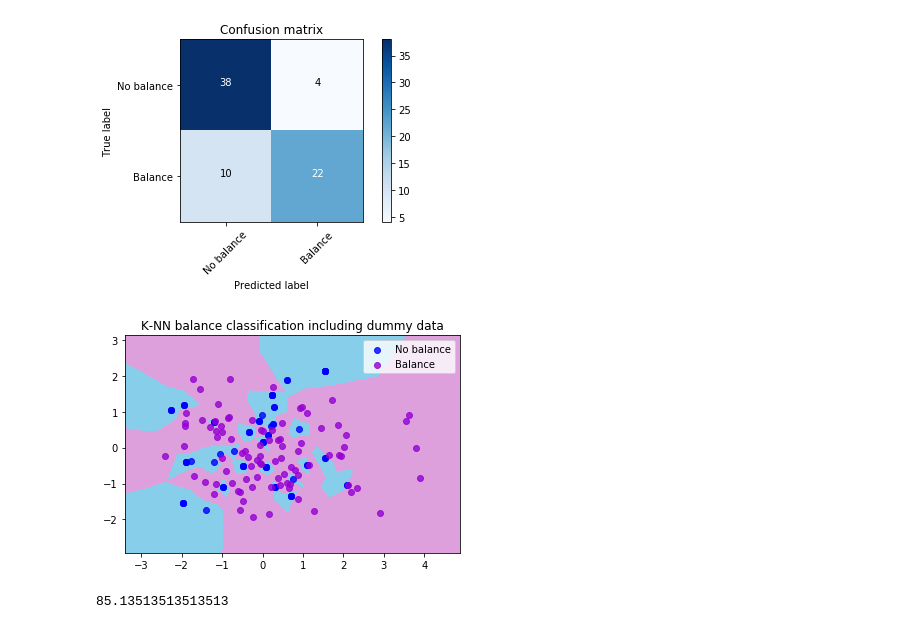
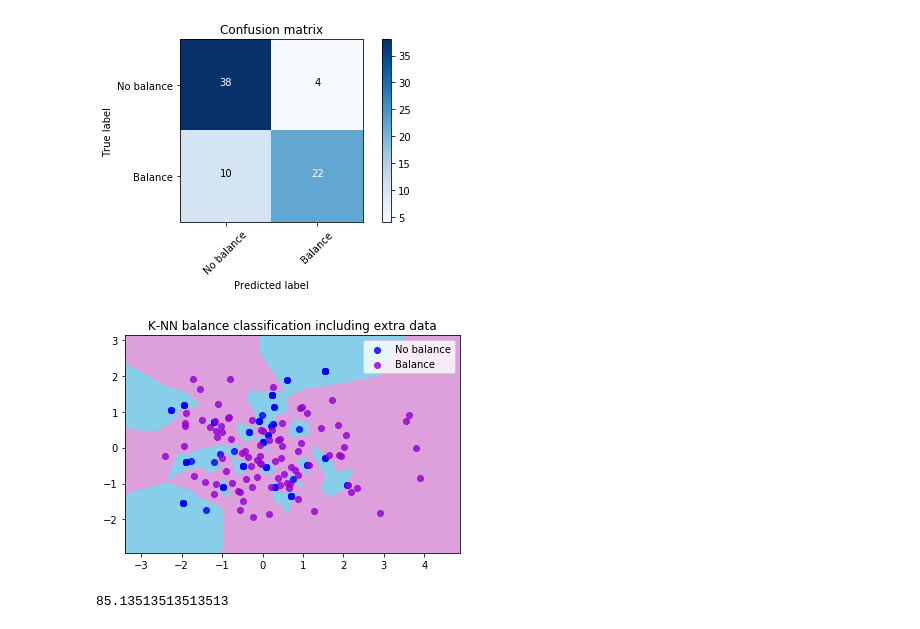
Before and after one commit to VivienvV/fallrisk, a Jupyter notebook: Machine_learning/K-NN_balance.ipynb, the cells around one changed output. Drawn from its saved outputs; the diff is of its cells as text; code cells hidden in the pictures.

```diff
--- a/Machine_learning/K-NN_balance.ipynb
+++ b/Machine_learning/K-NN_balance.ipynb
@@ -384,33 +384,33 @@ plot_confusion_matrix(cnf_matrix, classes=class_names,
 # %%
 #Plot graph
 cmap_background = ListedColormap(['skyblue', 'plum'])
 #Plot the decision boundary
 h = .02
 x_min, x_max = X_train[:, 0].min() - 1, X_train[:, 0].max() + 1
 y_min, y_max = X_train[:, 1].min() - 1, X_train[:, 1].max() + 1
 xx, yy = np.meshgrid(np.arange(x_min, x_max, h),
                      np.arange(y_min, y_max, h))
 
 Z = neigh.predict(np.c_[xx.ravel(), yy.ravel()])
 Z = Z.reshape(xx.shape)
 plt.figure()
 plt.pcolormesh(xx, yy, Z, cmap=cmap_background)
 
 #Plot the test points
 colors = ['blue', 'darkviolet']
 for label in np.unique(y_train):
     indices = np.where(y_train == label)
     plt.scatter(X_train[indices, 0], X_train[indices, 1], c=colors[label], alpha=0.8,
                 label=' {}'.format(label))
 
 #Plot the graph
 labels = ['No balance', 'Balance']
 plt.legend(labels)
-plt.title('K-NN balance classification including dummy data')
-plt.savefig('K-NN_balance_classification_dummy')
+plt.title('K-NN balance classification including extra data')
+plt.savefig('K-NN_balance_classification_extra')
 plt.show()
 # %% [output]
-[figure, old version]
+[figure, new version]
 # %%
 #Code that loops through the data 100 times and calculates the accuracy for every loop and returns the mean
 def make_decisions(originaldata, variable_list):
```
Also changed, not shown: parts of 6 cells of this notebook, 14 other files.
